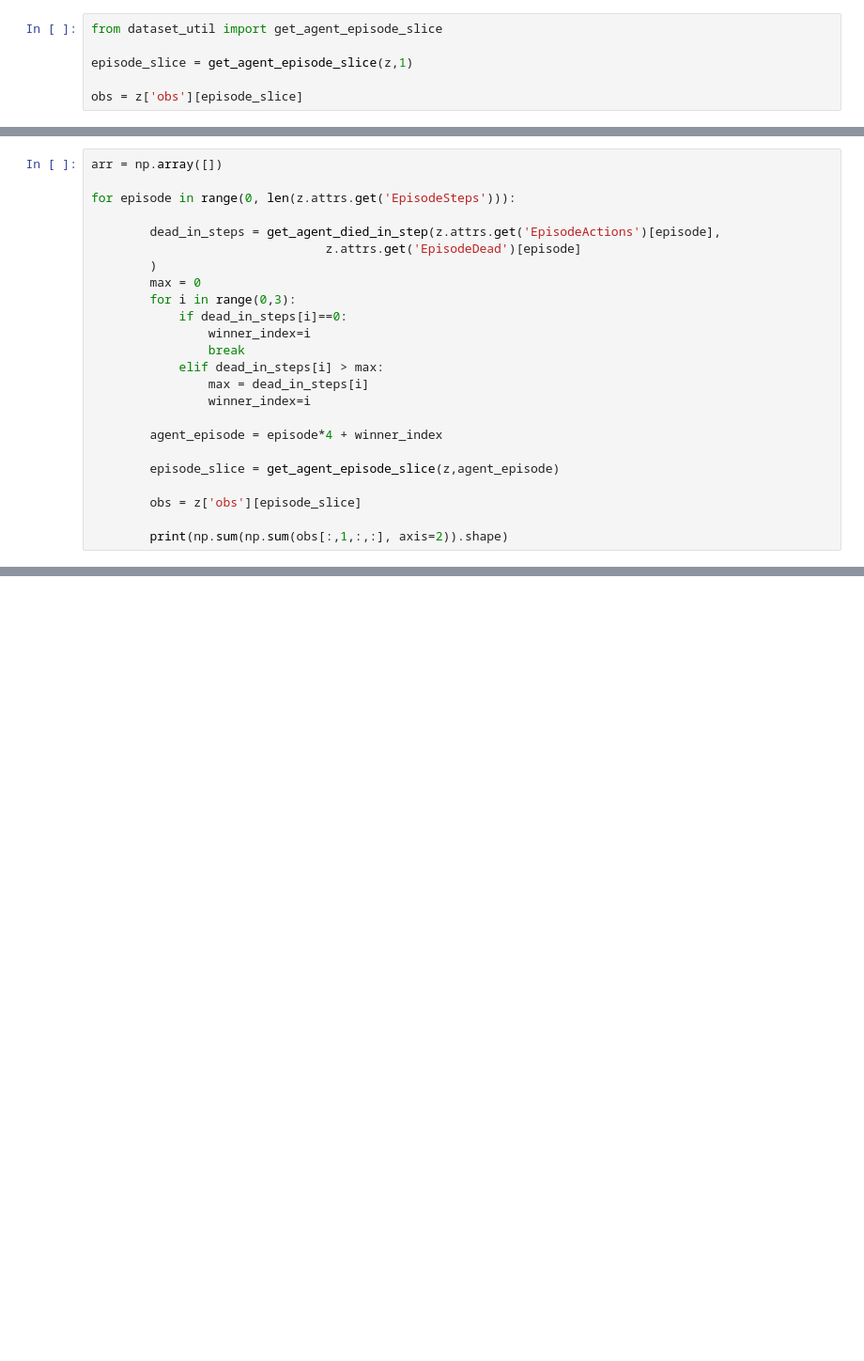
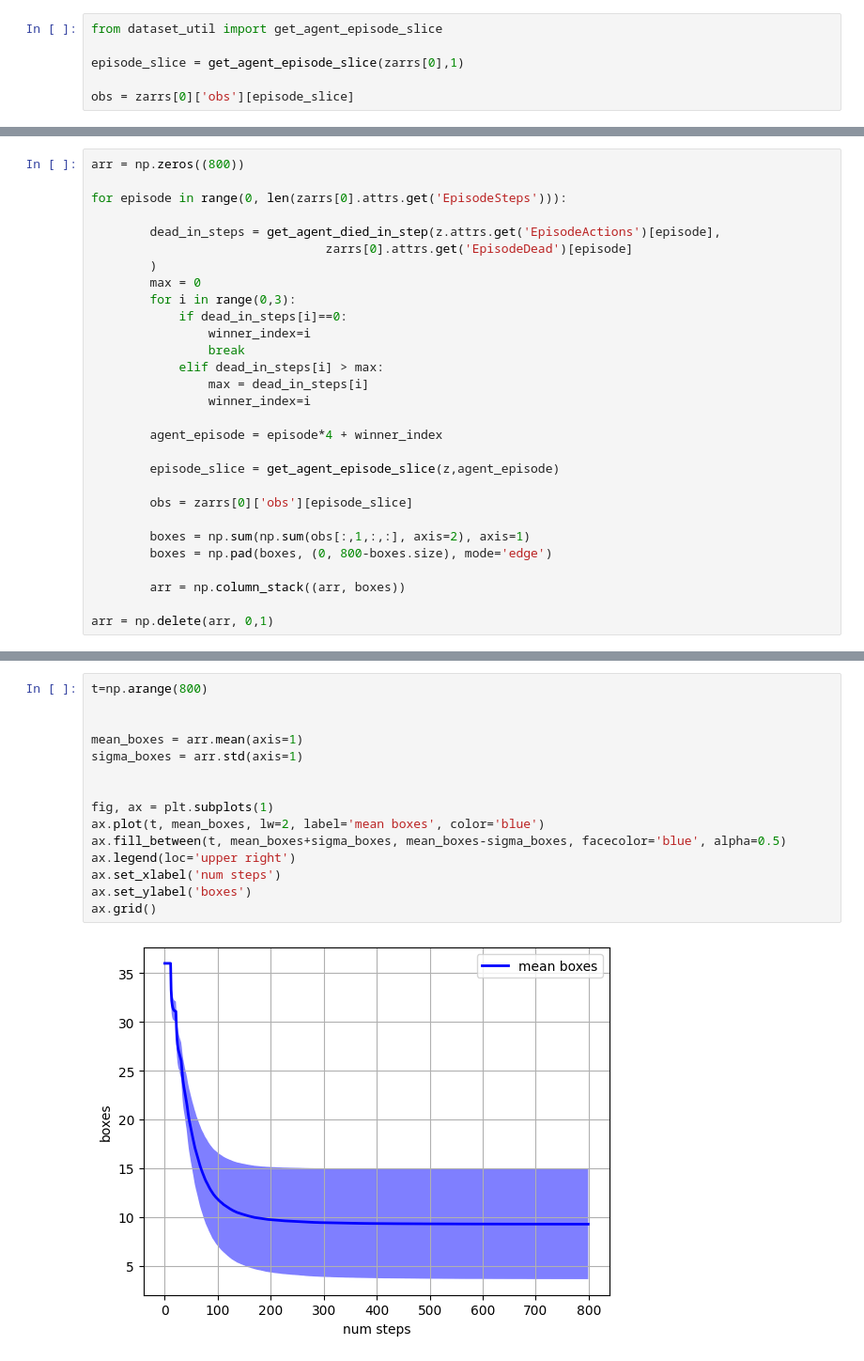
Before and after one commit to axeis/PommerLearn, a Jupyter notebook: pommerlearn/debug/evaluation.ipynb, the cells around one changed output, grey strips where cells are left out. Shown: that part at 94% size. Cells and saved outputs as stored; diff of their text form; blank space fills up the shorter version.

```diff
--- a/pommerlearn/debug/evaluation.ipynb
+++ b/pommerlearn/debug/evaluation.ipynb
@@ -99,6 +117,6 @@ df2.drop([0]).plot(kind='hist', bins=custom_bins)
 # %%
 from dataset_util import get_agent_episode_slice
 
-episode_slice = get_agent_episode_slice(z,1)
+episode_slice = get_agent_episode_slice(zarrs[0],1)
 
-obs = z['obs'][episode_slice]
+obs = zarrs[0]['obs'][episode_slice]
@@ -159,10 +123,10 @@ array([36., 36., 36., 36., 36., 36., 36., 36., 36., 36., 36., 36., 31.,
 # %%
-arr = np.array([])
+arr = np.zeros((800))
 
-for episode in range(0, len(z.attrs.get('EpisodeSteps'))):
+for episode in range(0, len(zarrs[0].attrs.get('EpisodeSteps'))):
 
         dead_in_steps = get_agent_died_in_step(z.attrs.get('EpisodeActions')[episode],
-                                z.attrs.get('EpisodeDead')[episode]
+                                zarrs[0].attrs.get('EpisodeDead')[episode]
         )
         max = 0
         for i in range(0,3):
@@ -177,6 +141,11 @@ for episode in range(0, len(z.attrs.get('EpisodeSteps'))):
 
         episode_slice = get_agent_episode_slice(z,agent_episode)
 
-        obs = z['obs'][episode_slice]
+        obs = zarrs[0]['obs'][episode_slice]
 
-        print(np.sum(np.sum(obs[:,1,:,:], axis=2)).shape)
+        boxes = np.sum(np.sum(obs[:,1,:,:], axis=2), axis=1)
+        boxes = np.pad(boxes, (0, 800-boxes.size), mode='edge')
+
+        arr = np.column_stack((arr, boxes))
+
+arr = np.delete(arr, 0,1)
@@ -200,0 +152,17 @@ for episode in range(0, len(z.attrs.get('EpisodeSteps'))):
+# %%
+t=np.arange(800)
+
+
+mean_boxes = arr.mean(axis=1)
+sigma_boxes = arr.std(axis=1)
+
+
+fig, ax = plt.subplots(1)
+ax.plot(t, mean_boxes, lw=2, label='mean boxes', color='blue')
+ax.fill_between(t, mean_boxes+sigma_boxes, mean_boxes-sigma_boxes, facecolor='blue', alpha=0.5)
+ax.legend(loc='upper right')
+ax.set_xlabel('num steps')
+ax.set_ylabel('boxes')
+ax.grid()
+# %% [output]
+[figure, added]
```
Also changed, not shown: parts of 28 cells of this notebook.
